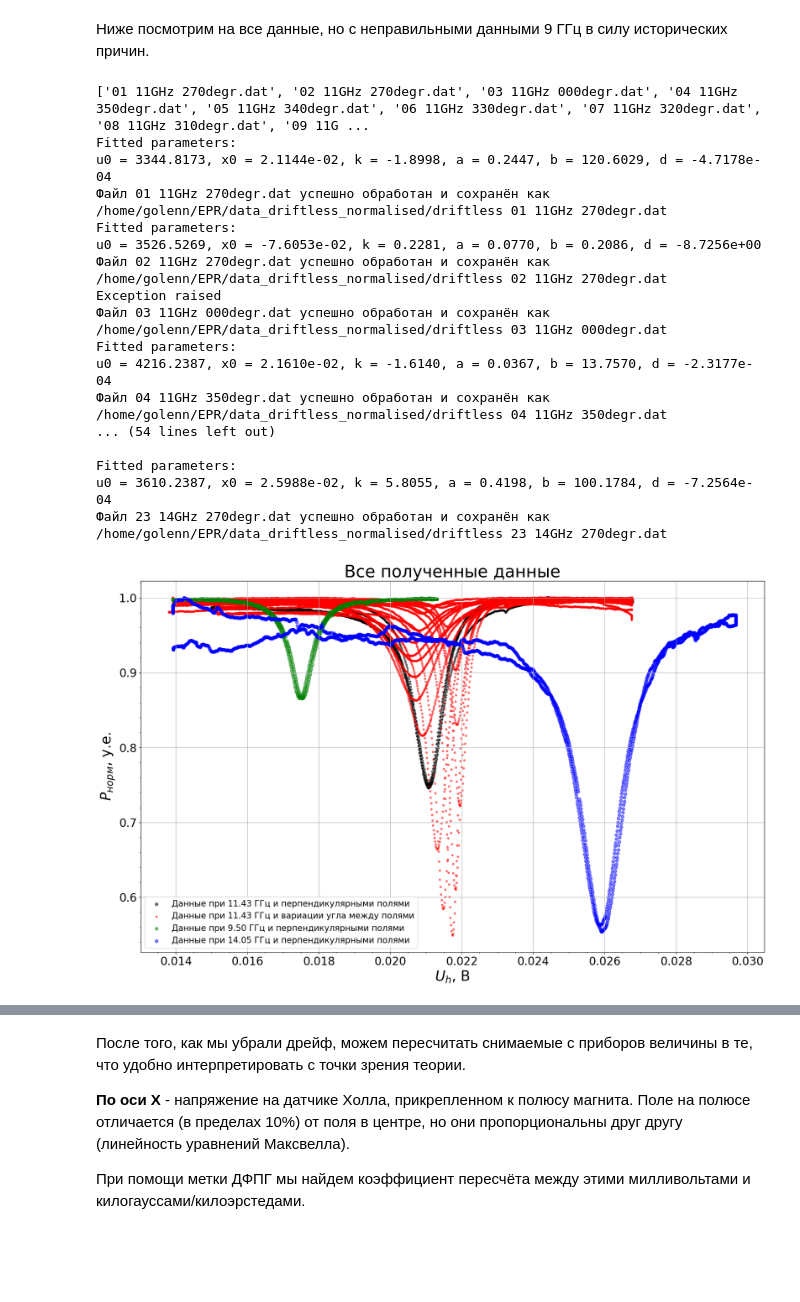
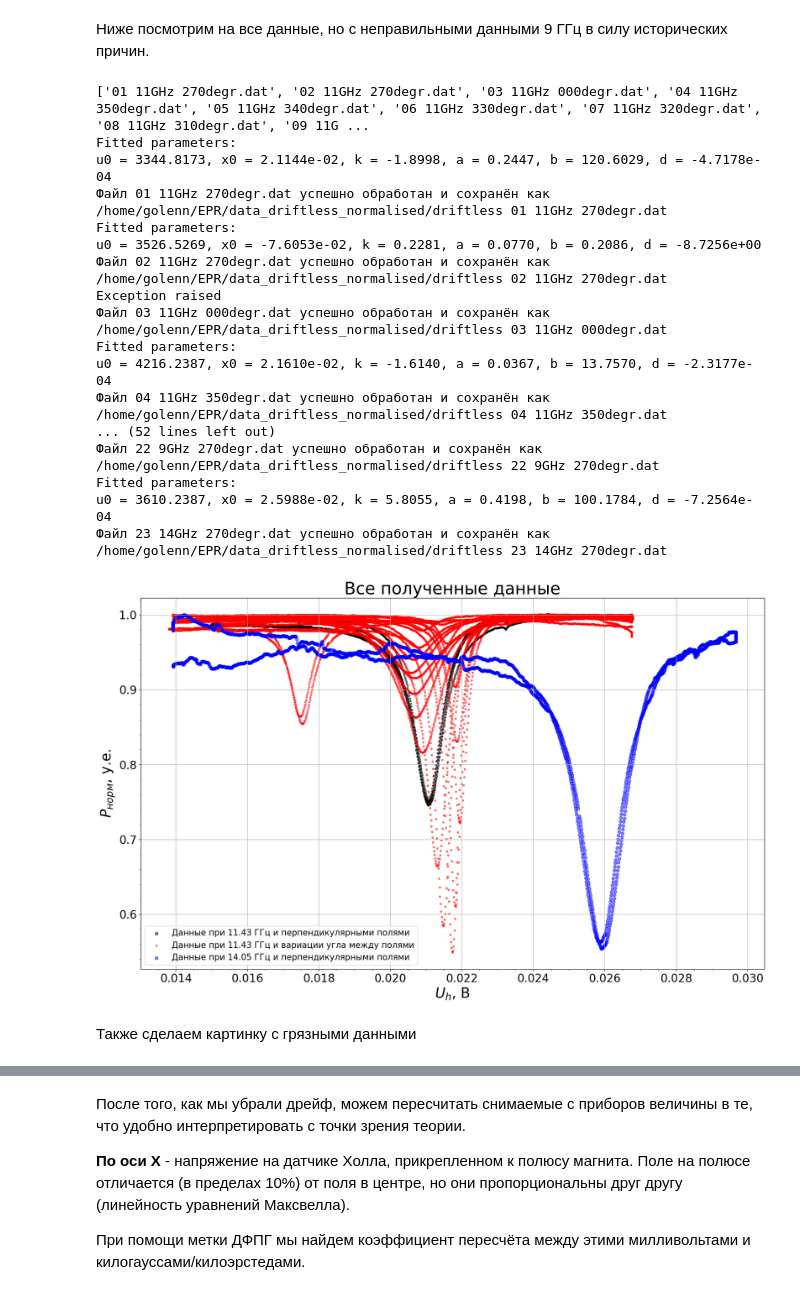
Before and after one commit to golenn/-, a Jupyter notebook: plot.ipynb, the cells around one changed output, grey strips where cells are left out. Cells and saved outputs as stored; diff of their text form; code cells hidden in the pictures; blank space fills up the shorter version.

```diff
--- a/plot.ipynb
+++ b/plot.ipynb
@@ -178,21 +178,9 @@ for file_name in files:
     x_data = df["X_channel"].values
     y_data = df["Y_channel"].values
 
-    # В наших данных нет пропущенных ячеек, поэтому лишний код на проверку этого не пишем
-    if '22 ' in file_name:
-        print(f'\n aoaoaooaoaao \n {output_file_path} \n aoaoaoaoaoao \n')
-        data = pd.read_csv('/home/golenn/EPR/data_driftless_normalised/driftless 22 9GHz 270degr.dat', skiprows=3, sep=' ')
-        data.columns = ["X_channel", "Y_channel", "II_channel", "timestamp"]
-        x_data_9ghz = data["X_channel"].values
-        y_data_9ghz = data["Y_channel"].values
-        plt.scatter(x_data_9ghz, y_data_9ghz, color='green', label=f'Данные при 9.50 ГГц и перпендикулярными полями', alpha=0.5, s=30)
-        continue
-
     try:
-        # Начальные приближения параметров
-        if '14GHz' in file_name: # сильный разброс, поэтому лучше сразу отнормировать по максимуму
-            #y_data /= np.max(y_data)
-            #print('norm')
+        # Начальные приближения п
+        if '14GHz' in file_name:
             clr = my_color[0]
         else:
             clr = my_color[1]
@@ -240,33 +228,35 @@ for file_name in files:
     elif '17 ' in file_name:
         plt.scatter(x_data, y_data, color=clr, label=f'Данные при 11.43 ГГц и вариации угла между полями', alpha=0.5, s=10)
     else:
         plt.scatter(x_data, y_data, color=clr, alpha=0.5, s=10)
 
 
 
 plt.legend(fontsize=15)
 plt.tick_params(axis='both', which='major', labelsize=20)
 plt.grid()
 plt.minorticks_on()
 
 plt.savefig(fname='Data')
 plt.show()
 # %% [output]
 ['01 11GHz 270degr.dat', '02 11GHz 270degr.dat', '03 11GHz 000degr.dat', '04 11GHz 350degr.dat', '05 11GHz 340degr.dat', '06 11GHz 330degr.dat', '07 11GHz 320degr.dat', '08 11GHz 310degr.dat', '09 11G ...
 Fitted parameters:
 u0 = 3344.8173, x0 = 2.1144e-02, k = -1.8998, a = 0.2447, b = 120.6029, d = -4.7178e-04
 Файл 01 11GHz 270degr.dat успешно обработан и сохранён как /home/golenn/EPR/data_driftless_normalised/driftless 01 11GHz 270degr.dat
 Fitted parameters:
 u0 = 3526.5269, x0 = -7.6053e-02, k = 0.2281, a = 0.0770, b = 0.2086, d = -8.7256e+00
 Файл 02 11GHz 270degr.dat успешно обработан и сохранён как /home/golenn/EPR/data_driftless_normalised/driftless 02 11GHz 270degr.dat
 Exception raised
 Файл 03 11GHz 000degr.dat успешно обработан и сохранён как /home/golenn/EPR/data_driftless_normalised/driftless 03 11GHz 000degr.dat
 Fitted parameters:
 u0 = 4216.2387, x0 = 2.1610e-02, k = -1.6140, a = 0.0367, b = 13.7570, d = -2.3177e-04
 Файл 04 11GHz 350degr.dat успешно обработан и сохранён как /home/golenn/EPR/data_driftless_normalised/driftless 04 11GHz 350degr.dat
-... (54 lines left out)
-
+... (52 lines left out)
+Файл 22 9GHz 270degr.dat успешно обработан и сохранён как /home/golenn/EPR/data_driftless_normalised/driftless 22 9GHz 270degr.dat
 Fitted parameters:
 u0 = 3610.2387, x0 = 2.5988e-02, k = 5.8055, a = 0.4198, b = 100.1784, d = -7.2564e-04
 Файл 23 14GHz 270degr.dat успешно обработан и сохранён как /home/golenn/EPR/data_driftless_normalised/driftless 23 14GHz 270degr.dat
-[figure, old version]
+[figure, new version]
+# %% [markdown]
+Также сделаем картинку с грязными данными
```
Also changed, not shown: parts of 18 cells of this notebook, 7 other files.
